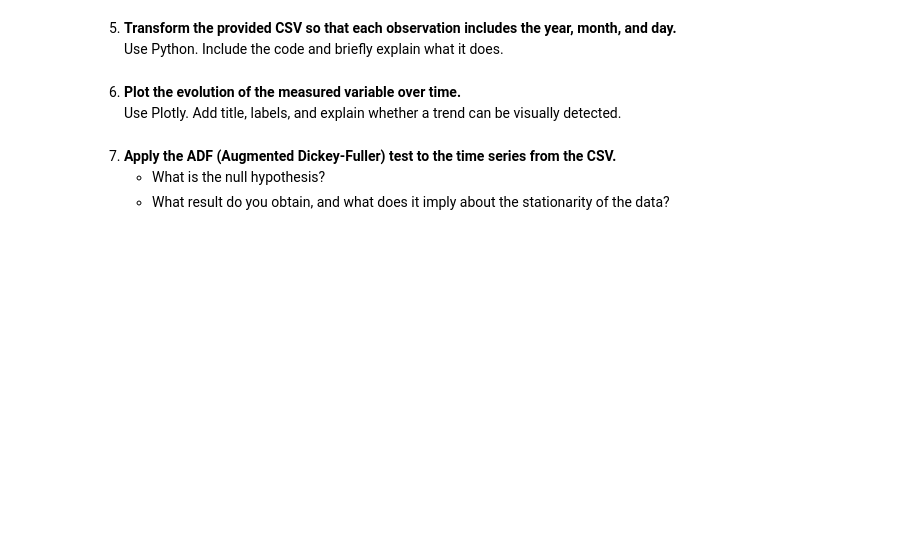
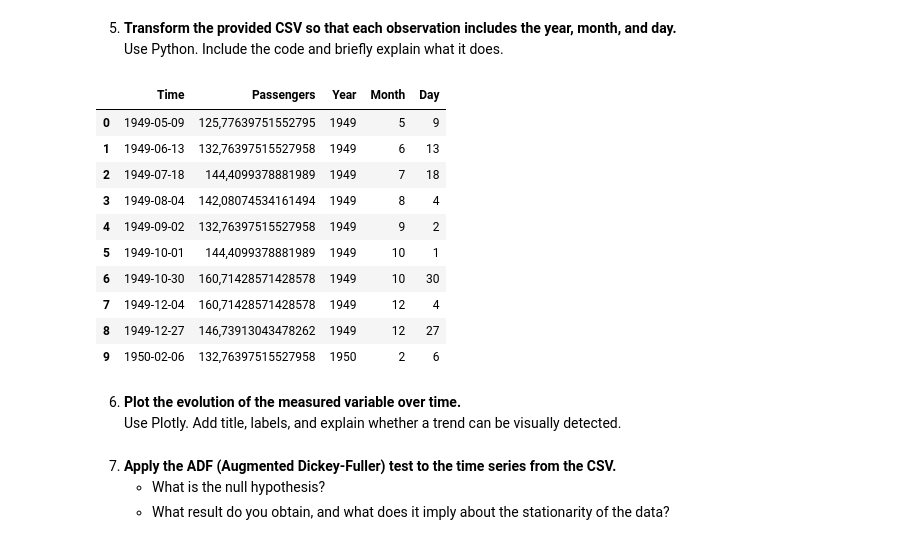
Before and after one commit to 22277527/MTV_MartinezOrtsHugo, a Jupyter notebook: Week 10 CSVs/Session2/PPG10_s2.ipynb, the cells around one changed output. Cells and saved outputs as stored; diff of their text form; code cells hidden in the pictures; blank space fills up the shorter version.

```diff
--- a/Week 10 CSVs/Session2/PPG10_s2.ipynb
+++ b/Week 10 CSVs/Session2/PPG10_s2.ipynb
@@ -39,3 +127,22 @@ Use a clear and descriptive commit message (e.g., `"PPG10_s2 submission"`).
+# %%
+# Crear nuevas columnas para el año, mes y día
+df["Year"] = df["Time"].dt.year
+df["Month"] = df["Time"].dt.month
+df["Day"] = df["Time"].dt.day
+
+display(df.head(10))
+# %% [output]
+|  | Time | Passengers | Year | Month | Day |
+| 0 | 1949-05-09 | 125,77639751552795 | 1949 | 5 | 9 |
+| 1 | 1949-06-13 | 132,76397515527958 | 1949 | 6 | 13 |
+| 2 | 1949-07-18 | 144,4099378881989 | 1949 | 7 | 18 |
+| 3 | 1949-08-04 | 142,08074534161494 | 1949 | 8 | 4 |
+| 4 | 1949-09-02 | 132,76397515527958 | 1949 | 9 | 2 |
+| 5 | 1949-10-01 | 144,4099378881989 | 1949 | 10 | 1 |
+| 6 | 1949-10-30 | 160,71428571428578 | 1949 | 10 | 30 |
+| 7 | 1949-12-04 | 160,71428571428578 | 1949 | 12 | 4 |
+| 8 | 1949-12-27 | 146,73913043478262 | 1949 | 12 | 27 |
+| 9 | 1950-02-06 | 132,76397515527958 | 1950 | 2 | 6 |
 # %% [markdown]
 6. **Plot the evolution of the measured variable over time.**
    Use Plotly. Add title, labels, and explain whether a trend can be visually detected.
```
Also changed, not shown: parts of 19 cells of this notebook, 1 other file.
